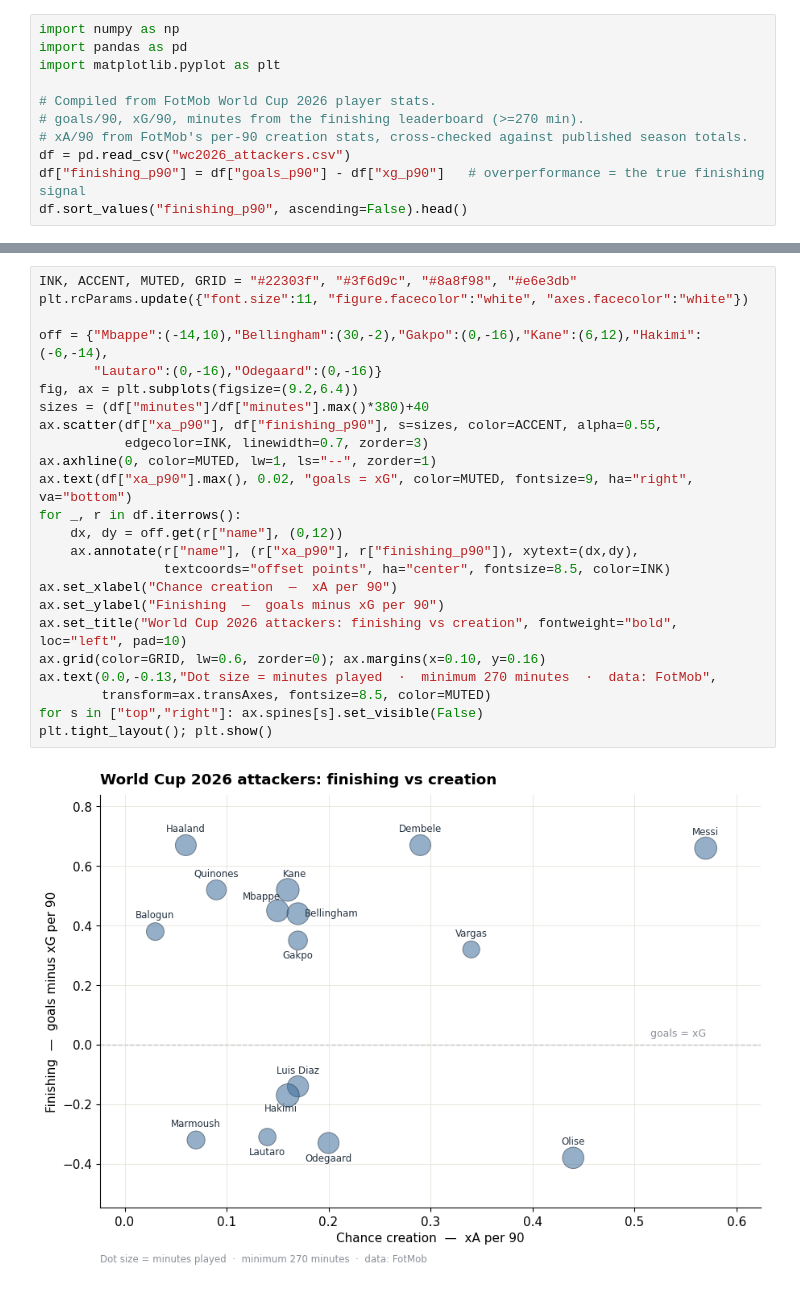
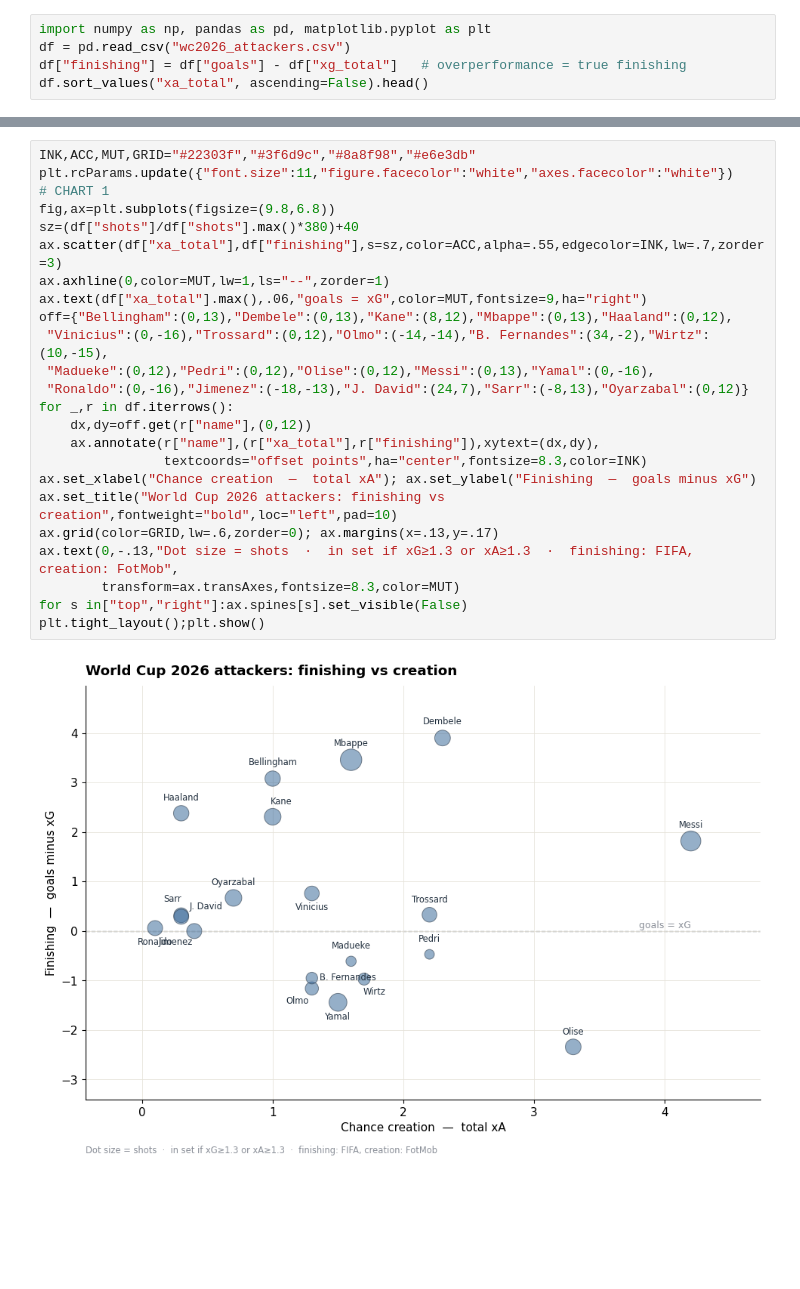
Before and after one commit to wingedhusssar-pixel/wc2026-top-attacking-threat-analysis, a Jupyter notebook: wc2026_xg_analysis.ipynb, the cells around one changed output, grey strips where cells are left out. Drawn from its saved outputs; the diff is of its cells as text; blank space fills up the shorter version.

```diff
--- a/wc2026_xg_analysis.ipynb
+++ b/wc2026_xg_analysis.ipynb
@@ -17,12 +21,6 @@ The section at the end does not throw the finishing axis away, it calibrates it.
 # %%
-import numpy as np
-import pandas as pd
-import matplotlib.pyplot as plt
-
-# Compiled from FotMob World Cup 2026 player stats.
-# goals/90, xG/90, minutes from the finishing leaderboard (>=270 min).
-# xA/90 from FotMob's per-90 creation stats, cross-checked against published season totals.
+import numpy as np, pandas as pd, matplotlib.pyplot as plt
 df = pd.read_csv("wc2026_attackers.csv")
-df["finishing_p90"] = df["goals_p90"] - df["xg_p90"]   # overperformance = the true finishing signal
-df.sort_values("finishing_p90", ascending=False).head()
+df["finishing"] = df["goals"] - df["xg_total"]   # overperformance = true finishing
+df.sort_values("xa_total", ascending=False).head()
 # %% [output]
@@ -39,26 +37,26 @@ Vertical axis is finishing (goals minus xG per 90). Horizontal is creation (xA p
 # %%
-INK, ACCENT, MUTED, GRID = "#22303f", "#3f6d9c", "#8a8f98", "#e6e3db"
-plt.rcParams.update({"font.size":11, "figure.facecolor":"white", "axes.facecolor":"white"})
-
-off = {"Mbappe":(-14,10),"Bellingham":(30,-2),"Gakpo":(0,-16),"Kane":(6,12),"Hakimi":(-6,-14),
-       "Lautaro":(0,-16),"Odegaard":(0,-16)}
-fig, ax = plt.subplots(figsize=(9.2,6.4))
-sizes = (df["minutes"]/df["minutes"].max()*380)+40
-ax.scatter(df["xa_p90"], df["finishing_p90"], s=sizes, color=ACCENT, alpha=0.55,
-           edgecolor=INK, linewidth=0.7, zorder=3)
-ax.axhline(0, color=MUTED, lw=1, ls="--", zorder=1)
-ax.text(df["xa_p90"].max(), 0.02, "goals = xG", color=MUTED, fontsize=9, ha="right", va="bottom")
-for _, r in df.iterrows():
-    dx, dy = off.get(r["name"], (0,12))
-    ax.annotate(r["name"], (r["xa_p90"], r["finishing_p90"]), xytext=(dx,dy),
-                textcoords="offset points", ha="center", fontsize=8.5, color=INK)
-ax.set_xlabel("Chance creation  —  xA per 90")
-ax.set_ylabel("Finishing  —  goals minus xG per 90")
-ax.set_title("World Cup 2026 attackers: finishing vs creation", fontweight="bold", loc="left", pad=10)
-ax.grid(color=GRID, lw=0.6, zorder=0); ax.margins(x=0.10, y=0.16)
-ax.text(0.0,-0.13,"Dot size = minutes played  ·  minimum 270 minutes  ·  data: FotMob",
-        transform=ax.transAxes, fontsize=8.5, color=MUTED)
-for s in ["top","right"]: ax.spines[s].set_visible(False)
-plt.tight_layout(); plt.show()
+INK,ACC,MUT,GRID="#22303f","#3f6d9c","#8a8f98","#e6e3db"
+plt.rcParams.update({"font.size":11,"figure.facecolor":"white","axes.facecolor":"white"})
+# CHART 1
+fig,ax=plt.subplots(figsize=(9.8,6.8))
+sz=(df["shots"]/df["shots"].max()*380)+40
+ax.scatter(df["xa_total"],df["finishing"],s=sz,color=ACC,alpha=.55,edgecolor=INK,lw=.7,zorder=3)
+ax.axhline(0,color=MUT,lw=1,ls="--",zorder=1)
+ax.text(df["xa_total"].max(),.06,"goals = xG",color=MUT,fontsize=9,ha="right")
+off={"Bellingham":(0,13),"Dembele":(0,13),"Kane":(8,12),"Mbappe":(0,13),"Haaland":(0,12),
+ "Vinicius":(0,-16),"Trossard":(0,12),"Olmo":(-14,-14),"B. Fernandes":(34,-2),"Wirtz":(10,-15),
+ "Madueke":(0,12),"Pedri":(0,12),"Olise":(0,12),"Messi":(0,13),"Yamal":(0,-16),
+ "Ronaldo":(0,-16),"Jimenez":(-18,-13),"J. David":(24,7),"Sarr":(-8,13),"Oyarzabal":(0,12)}
+for _,r in df.iterrows():
+    dx,dy=off.get(r["name"],(0,12))
+    ax.annotate(r["name"],(r["xa_total"],r["finishing"]),xytext=(dx,dy),
+                textcoords="offset points",ha="center",fontsize=8.3,color=INK)
+ax.set_xlabel("Chance creation  —  total xA"); ax.set_ylabel("Finishing  —  goals minus xG")
+ax.set_title("World Cup 2026 attackers: finishing vs creation",fontweight="bold",loc="left",pad=10)
+ax.grid(color=GRID,lw=.6,zorder=0); ax.margins(x=.13,y=.17)
+ax.text(0,-.13,"Dot size = shots  ·  in set if xG≥1.3 or xA≥1.3  ·  finishing: FIFA, creation: FotMob",
+        transform=ax.transAxes,fontsize=8.3,color=MUT)
+for s in["top","right"]:ax.spines[s].set_visible(False)
+plt.tight_layout();plt.show()
 # %% [output]
-[figure, old version]
+[figure, new version]
```
Also changed, not shown: parts of 16 cells of this notebook, 2 other files.
